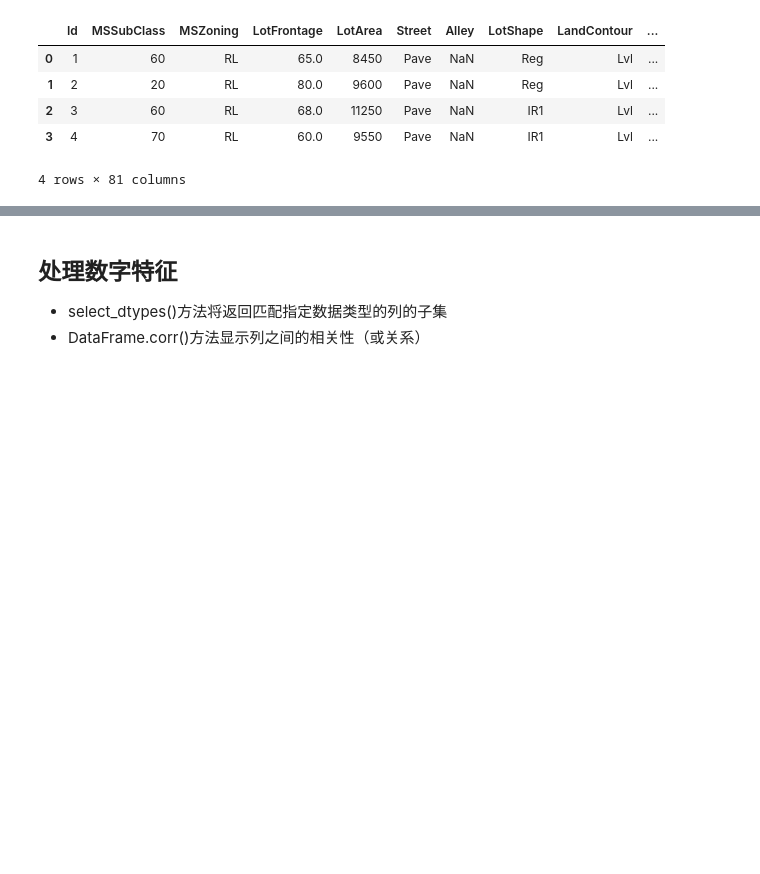
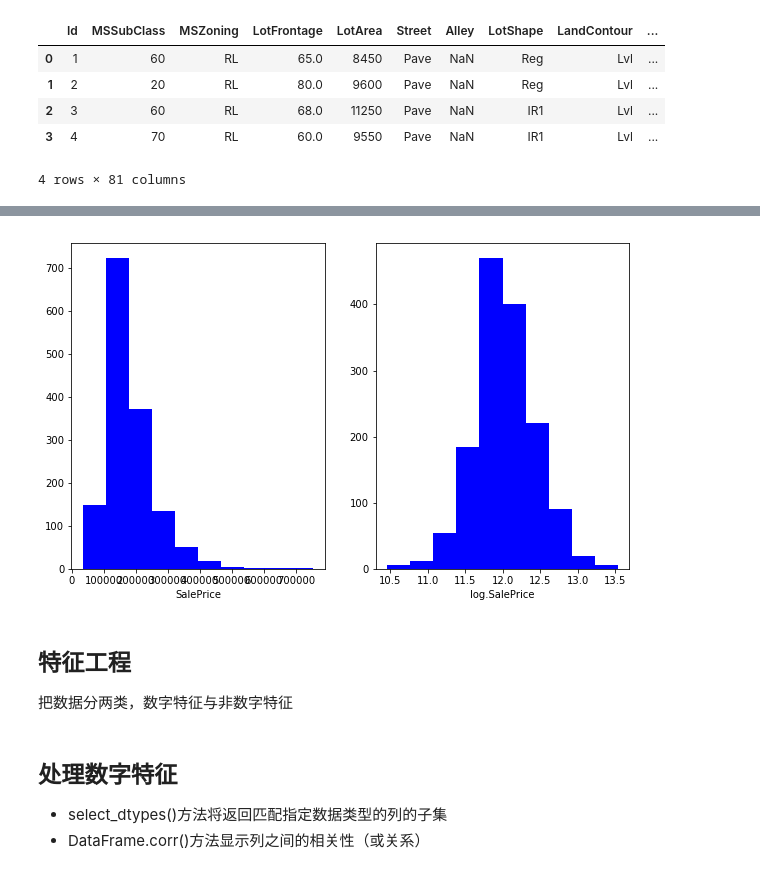
Before and after one commit to ZHBIT92/Deep-Learning, a Jupyter notebook: Kaggle/House_Prices/import-1.ipynb, the cells around one changed output, grey strips where cells are left out. Drawn from its saved outputs; the diff is of its cells as text; code cells hidden in the pictures; blank space fills up the shorter version.

```diff
--- a/Kaggle/House_Prices/import-1.ipynb
+++ b/Kaggle/House_Prices/import-1.ipynb
@@ -62,6 +41,0 @@ missing_data.head(8)
-# %%
-# 删除缺失值百分比大于0.4的5个columns
-traindata = traindata.drop(['Alley', 'FireplaceQu',
-                            'PoolQC', 'Fence', 'MiscFeature'], axis=1)
-testdata = testdata.drop(['Alley', 'FireplaceQu',
-                          'PoolQC', 'Fence', 'MiscFeature'], axis=1)
@@ -68,3 +54,18 @@ testdata = testdata.drop(['Alley', 'FireplaceQu',
+# %%
+plt.rcParams['figure.figsize'] = (10, 6) #设置图像大小
+plt.figure()
+plt.subplot(1,2,1)
+plt.hist(traindata.SalePrice, color='blue')
+plt.xlabel('SalePrice')
+plt.subplot(1,2,2)
+plt.hist(np.log(traindata.SalePrice), color='blue')
+plt.xlabel('log.SalePrice')
+plt.show()
+# %% [output]
+[figure, added]
+# %% [markdown]
+## 特征工程
+把数据分两类，数字特征与非数字特征
 # %% [markdown]
 ## 处理数字特征
 * select_dtypes()方法将返回匹配指定数据类型的列的子集
```
Also changed, not shown: parts of 67 cells of this notebook, 5 other files.
